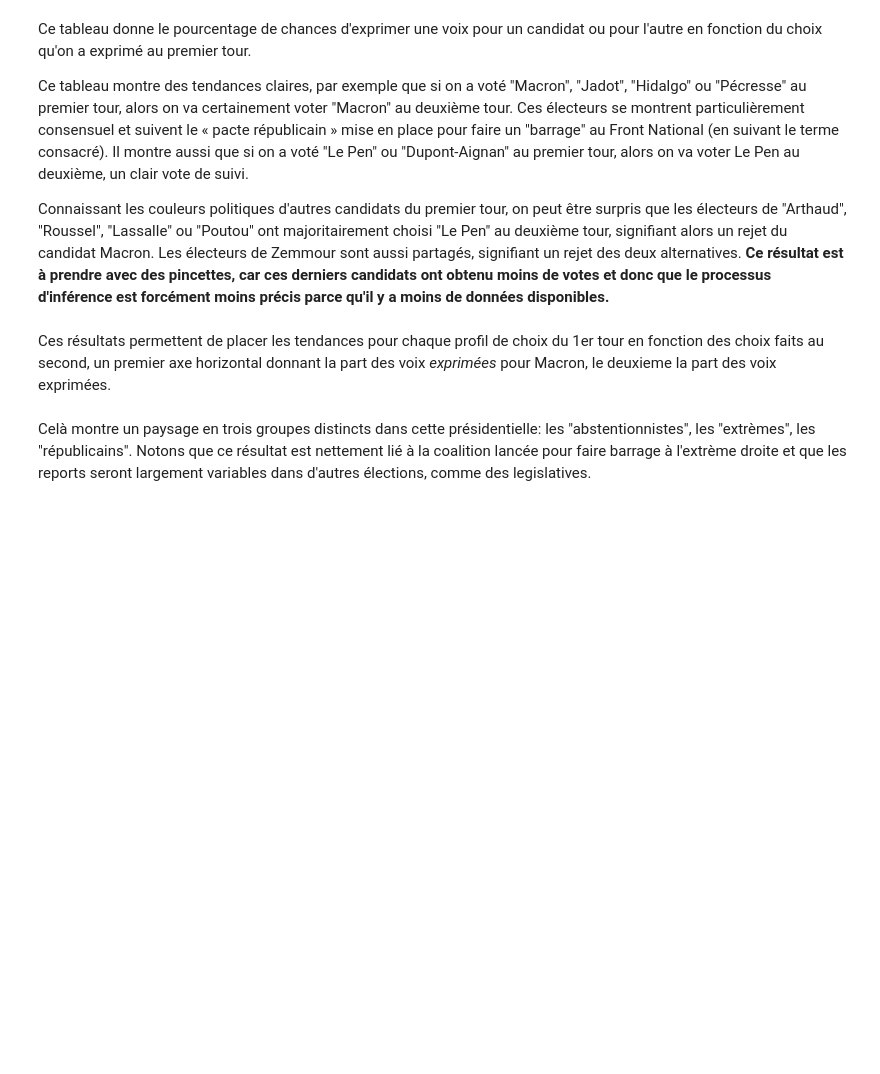
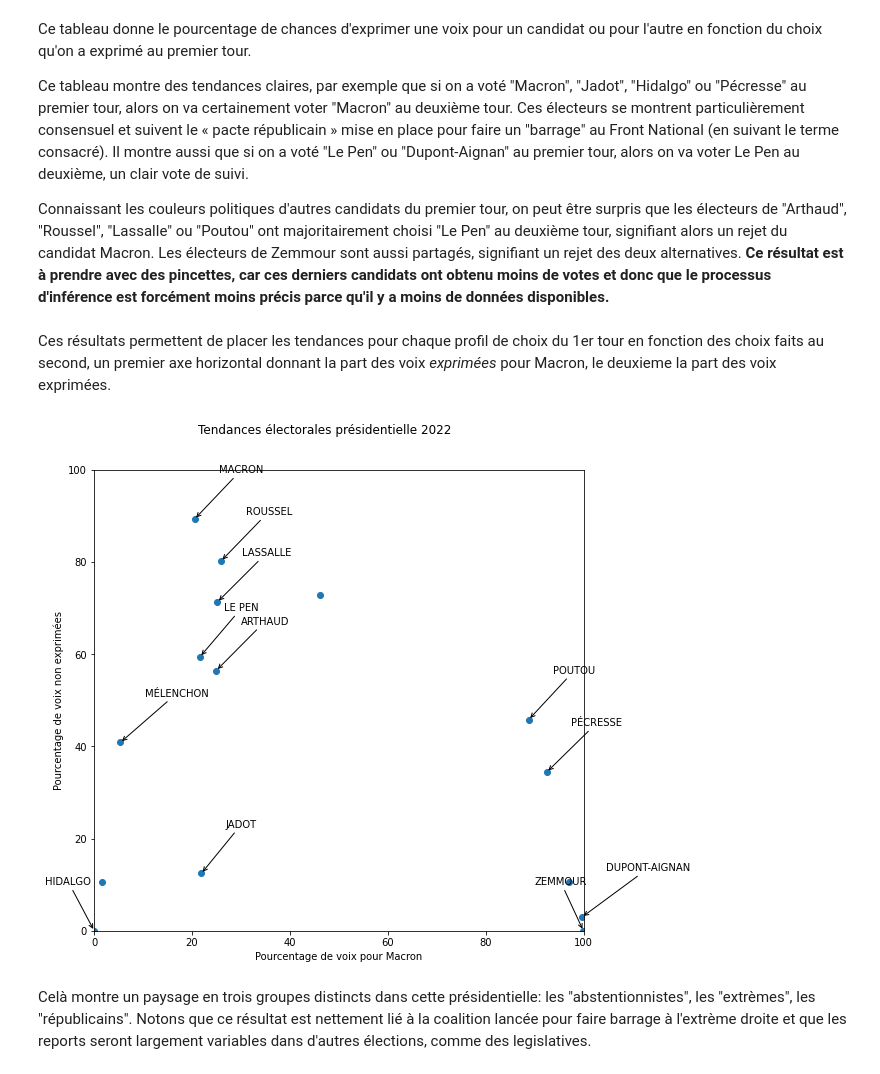
Before and after one commit to laurentperrinet/2022-05-04_transfert-des-voix, a Jupyter notebook: 2022-06-08_transfert-des-voix.ipynb, the cells around one changed output. Cells and saved outputs as stored; diff of their text form; code cells hidden in the pictures; blank space fills up the shorter version.

```diff
--- a/2022-06-08_transfert-des-voix.ipynb
+++ b/2022-06-08_transfert-des-voix.ipynb
@@ -1098,32 +1175,32 @@ M = torch.softmax(trans.lin.weight, axis=1).detach().numpy()
 # %%
 fig, ax = plt.subplots(figsize=(8, 8))
 
 p_abstention = M[:, :shift].sum(axis=1) / M.sum(axis=1)  * 100
 p_macron = M[:, -2] / M[:, -2:].sum(axis=1) * 100
-
 ax.scatter(p_macron, p_abstention)
 
 for i, col in enumerate(columns):
-    #print (i, col)
     shift = -10 if ( (i ==5) or (i == 7)) else 5
     ax.annotate(col,
             xy=(p_macron[i], p_abstention[i]), xycoords='data',
             xytext=(p_macron[i]+shift, p_abstention[i]+10), textcoords='data',
             arrowprops=dict(arrowstyle="->",
                             connectionstyle="arc3"),
             )
 
 # Adjust layout to make room for the table:
-plt.subplots_adjust(left=0.2, bottom=0.2)
+plt.subplots_adjust(left=0.1, bottom=0.1, right=0.95, top=0.9)
 
 ax.set_xlim(0, 100)
 ax.set_ylim(0, 100)
 plt.xlabel("Pourcentage de voix pour Macron")
 plt.ylabel("Pourcentage de voix non exprimées")
 plt.yticks(np.linspace(0, 100, 6, endpoint=True))
 plt.xticks(np.linspace(0, 100, 6, endpoint=True))
-plt.title("Tendances électorales");
+plt.suptitle("Tendances électorales présidentielle 2022");
 plt.savefig(datetime + '_transfert-des-voix_tendances.png');
+# %% [output]
+[figure, added]
 # %% [markdown]
 Celà montre un paysage en trois groupes distincts dans cette présidentielle: les "abstentionnistes", les "extrèmes", les "républicains". Notons que ce résultat est nettement lié à la coalition lancée pour faire barrage à l'extrème droite et que les reports seront largement variables dans d'autres élections, comme des legislatives.
 # %% [markdown]
```
Also changed, not shown: parts of 23 cells of this notebook, 5 other files.
